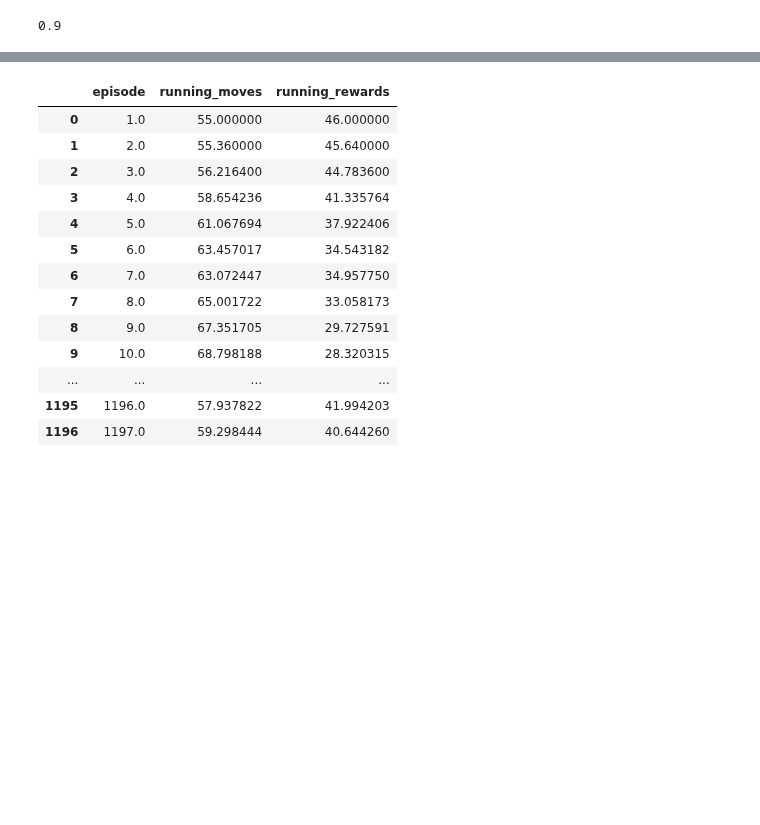
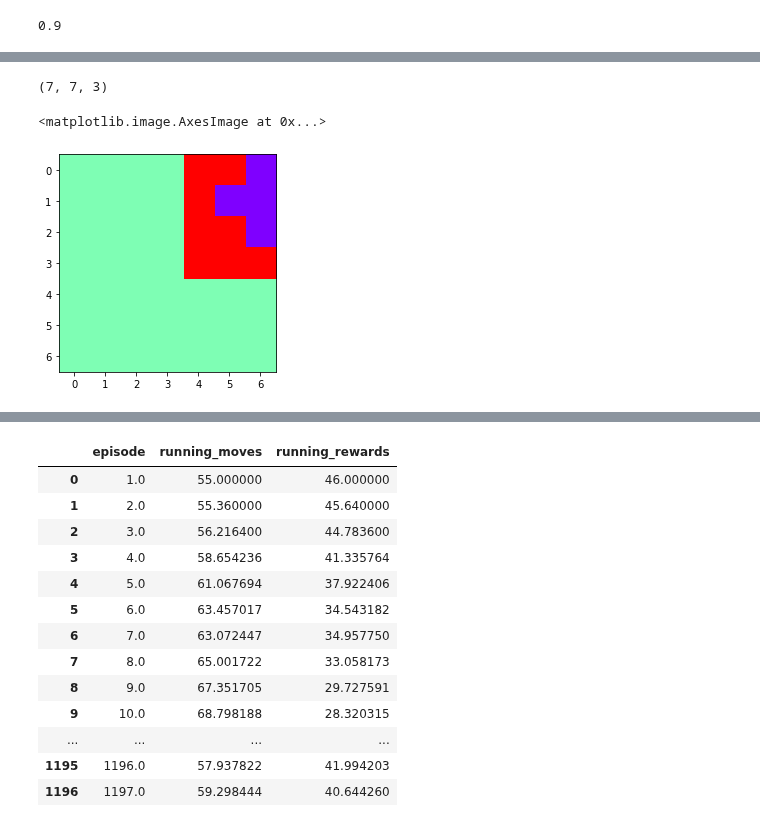
Before and after one commit to sophiaas/rlbase, a Jupyter notebook: rlbase/vis.ipynb, the cells around one changed output, grey strips where cells are left out. Cells and saved outputs as stored; diff of their text form; code cells hidden in the pictures; blank space fills up the shorter version.

```diff
--- a/rlbase/vis.ipynb
+++ b/rlbase/vis.ipynb
@@ -100,0 +158,11 @@ config.training.lr_gamma
+# %%
+img.shape
+# %% [output]
+(7, 7, 3)
+# %%
+img = np.sum(np.array(ed.state[0][0]),axis=2)
+# %%
+plt.imshow(img, cmap='rainbow_r')
+# %% [output]
+<matplotlib.image.AxesImage at 0x...>
+[figure, added]
```
Also changed, not shown: parts of 18 cells of this notebook, 9 other files.
